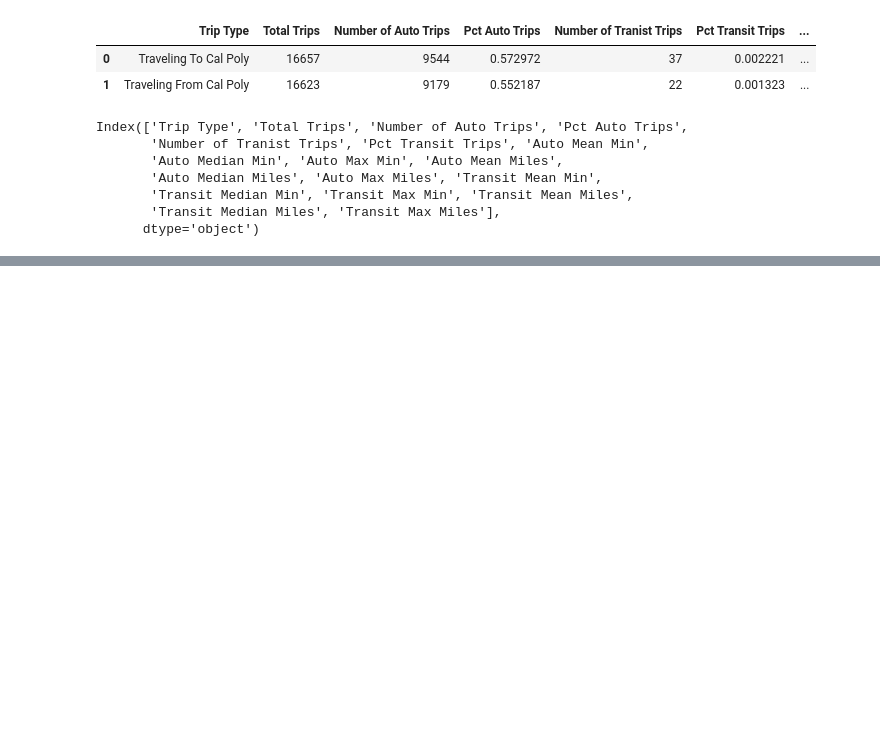
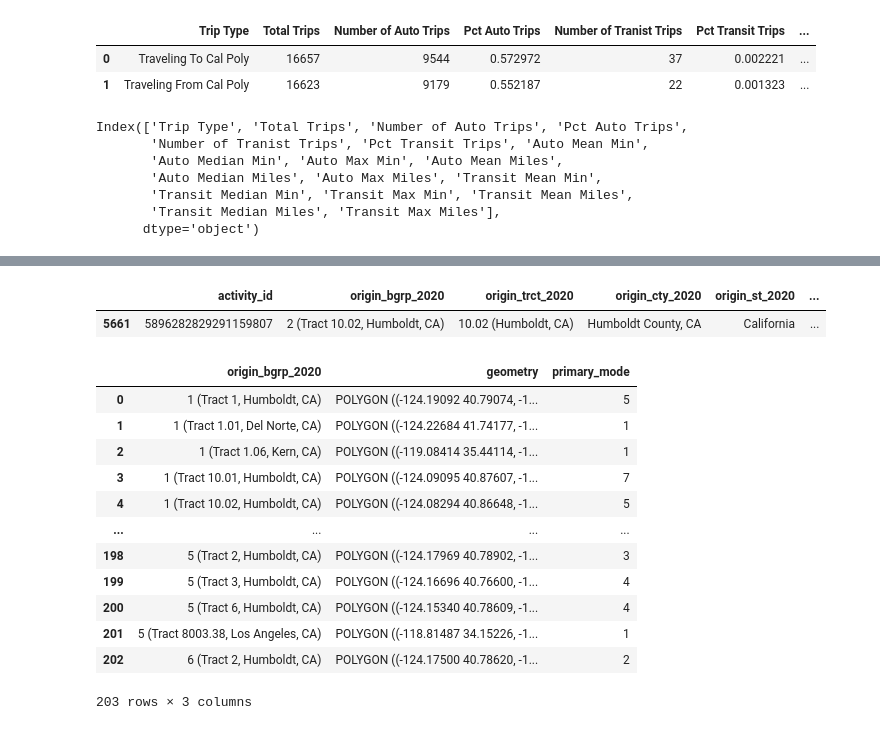
Before and after one commit to cal-itp/big-data-geoanalytics, a Jupyter notebook: replica/transit_od_analysis/big_data_od_analysis.ipynb, the cells around one changed output, grey strips where cells are left out. Saved outputs shown, nothing was run; the diff lists cells and outputs as text; code cells hidden in the pictures; blank space fills up the shorter version.

```diff
--- a/replica/transit_od_analysis/big_data_od_analysis.ipynb
+++ b/replica/transit_od_analysis/big_data_od_analysis.ipynb
@@ -150,0 +172,22 @@ alt.Chart(modes_breakdown).mark_bar().encode(
+# %%
+to_cp.sample()
+# %% [output]
+|  | activity_id | origin_bgrp_2020 | origin_trct_2020 | origin_cty_2020 | origin_st_2020 | ... |
+| 5661 | 5896282829291159807 | 2 (Tract 10.02, Humboldt, CA) | 10.02 (Humboldt, CA) | Humboldt County, CA | California | ... |
+# %%
+(to_cp.groupby(["origin_bgrp_2020", "geometry"]).agg(
+        {"primary_mode": "nunique"}).reset_index())
+# %% [output]
+|  | origin_bgrp_2020 | geometry | primary_mode |
+| 0 | 1 (Tract 1, Humboldt, CA) | POLYGON ((-124.19092 40.79074, -1... | 5 |
+| 1 | 1 (Tract 1.01, Del Norte, CA) | POLYGON ((-124.22684 41.74177, -1... | 1 |
+| 2 | 1 (Tract 1.06, Kern, CA) | POLYGON ((-119.08414 35.44114, -1... | 1 |
+| 3 | 1 (Tract 10.01, Humboldt, CA) | POLYGON ((-124.09095 40.87607, -1... | 7 |
+| 4 | 1 (Tract 10.02, Humboldt, CA) | POLYGON ((-124.08294 40.86648, -1... | 5 |
+| ... | ... | ... | ... |
+| 198 | 5 (Tract 2, Humboldt, CA) | POLYGON ((-124.17969 40.78902, -1... | 3 |
+| 199 | 5 (Tract 3, Humboldt, CA) | POLYGON ((-124.16696 40.76600, -1... | 4 |
+| 200 | 5 (Tract 6, Humboldt, CA) | POLYGON ((-124.15340 40.78609, -1... | 4 |
+| 201 | 5 (Tract 8003.38, Los Angeles, CA) | POLYGON ((-118.81487 34.15226, -1... | 1 |
+| 202 | 6 (Tract 2, Humboldt, CA) | POLYGON ((-124.17500 40.78620, -1... | 2 |
+203 rows × 3 columns
```
Also changed, not shown: parts of 5 cells of this notebook.
